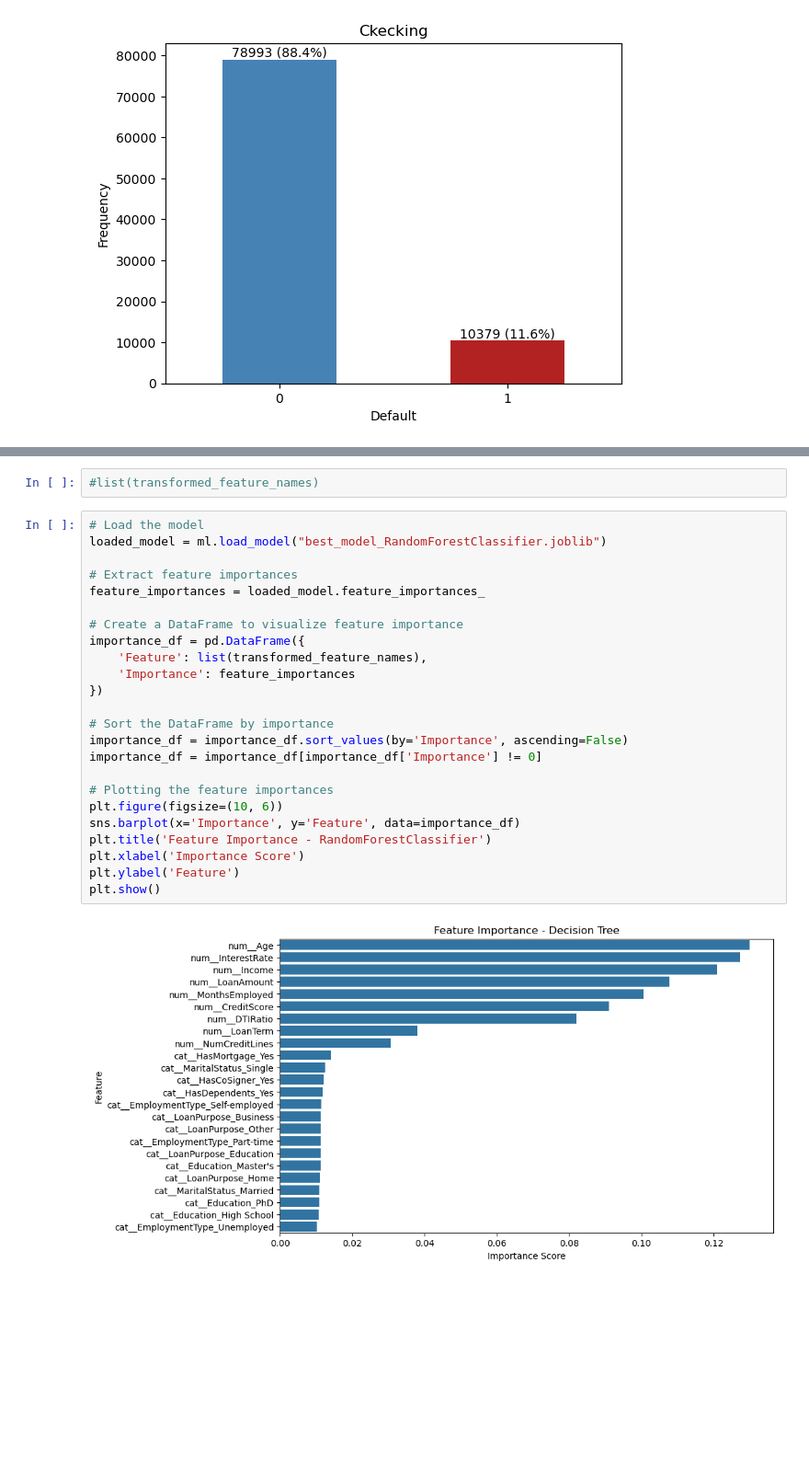
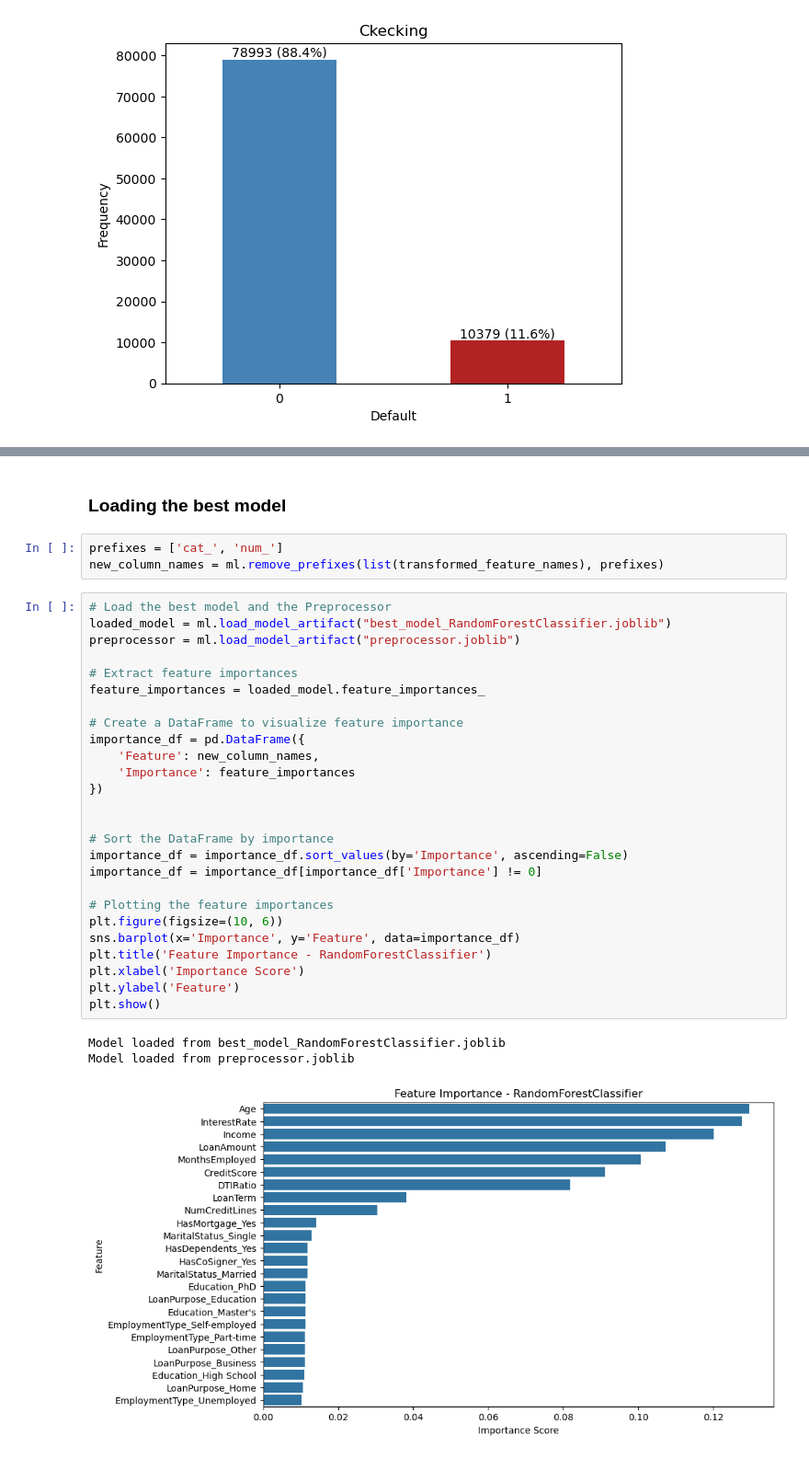
Before and after one commit to ebenezer2015/Machine-Learning-Model-Analysis, a Jupyter notebook: Classification-Modelling/3_model_training.ipynb, the cells around one changed output, grey strips where cells are left out. Shown at 92% size. Saved outputs shown, nothing was run; the diff lists cells and outputs as text; blank space fills up the shorter version.

```diff
--- a/Classification-Modelling/3_model_training.ipynb
+++ b/Classification-Modelling/3_model_training.ipynb
@@ -68,28 +71,35 @@ Best model RandomForestClassifier saved to best_model_RandomForestClassifier.job
-# %%
-#list(transformed_feature_names)
+# %% [markdown]
+### Loading the best model
+# %%
+prefixes = ['cat_', 'num_']
+new_column_names = ml.remove_prefixes(list(transformed_feature_names), prefixes)
 # %%
-# Load the model
-loaded_model = ml.load_model("best_model_RandomForestClassifier.joblib")
+# Load the best model and the Preprocessor
+loaded_model = ml.load_model_artifact("best_model_RandomForestClassifier.joblib")
+preprocessor = ml.load_model_artifact("preprocessor.joblib")
 
 # Extract feature importances
 feature_importances = loaded_model.feature_importances_
 
 # Create a DataFrame to visualize feature importance
 importance_df = pd.DataFrame({
-    'Feature': list(transformed_feature_names),
+    'Feature': new_column_names,
     'Importance': feature_importances
 })
+
 
 # Sort the DataFrame by importance
 importance_df = importance_df.sort_values(by='Importance', ascending=False)
 importance_df = importance_df[importance_df['Importance'] != 0]
 
 # Plotting the feature importances
 plt.figure(figsize=(10, 6))
 sns.barplot(x='Importance', y='Feature', data=importance_df)
 plt.title('Feature Importance - RandomForestClassifier')
 plt.xlabel('Importance Score')
 plt.ylabel('Feature')
 plt.show()
 # %% [output]
+Model loaded from best_model_RandomForestClassifier.joblib
+Model loaded from preprocessor.joblib
-[figure, old version]
+[figure, new version]
```
Also changed, not shown: parts of 33 cells of this notebook, 3 other files.
